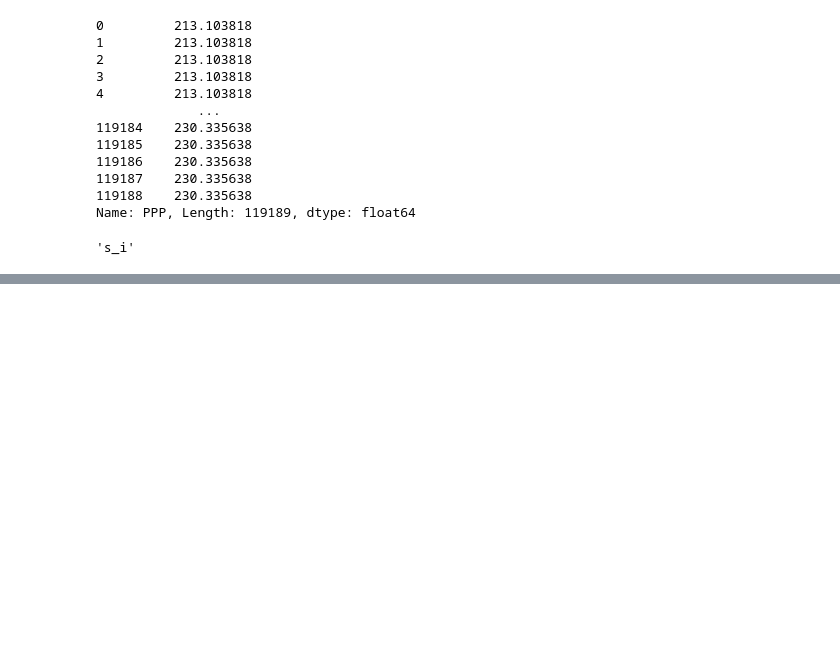
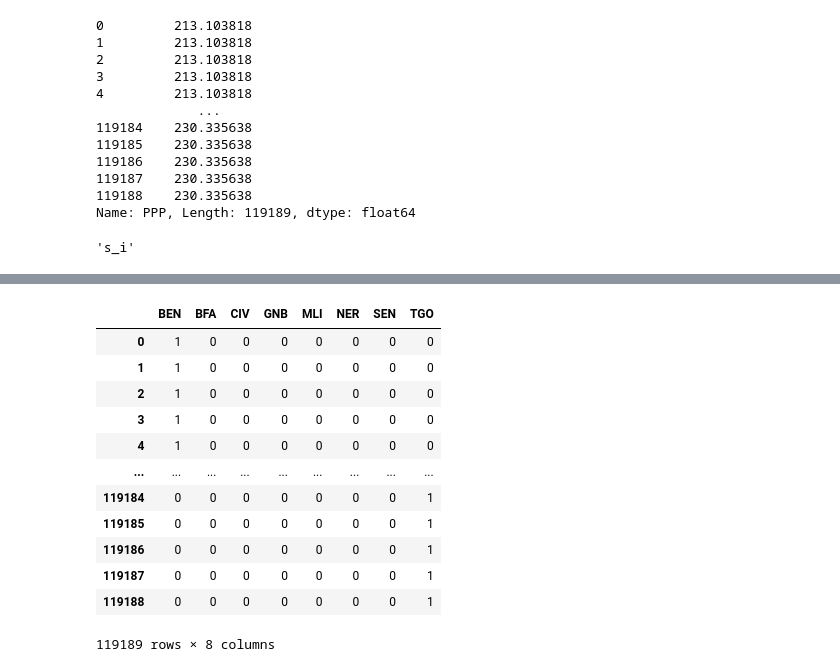
Before and after one commit to mermozhk/Poverty, a Jupyter notebook: WEAMU_poverty_analysis.ipynb, the cells around one changed output, grey strips where cells are left out. Saved outputs shown, nothing was run; the diff lists cells and outputs as text; code cells hidden in the pictures; blank space fills up the shorter version.

```diff
--- a/WEAMU_poverty_analysis.ipynb
+++ b/WEAMU_poverty_analysis.ipynb
@@ -18,7 +18,10 @@ class WAEMU:
         self.data = pd.concat([self.data, self.dummies], axis='columns')
         self.data['clusters'] = self.data.apply(lambda x: x['country']+str(x['year'])+str(x['hhid']),axis=1)
         self.data['dtot_non_sante_ppa_ind']= self.data['dtot_ppa_ind']-(self.data['dep_sante']/(self.data['PPP']*self.data['hhsize']))
-
+        self.dummies_country = pd.get_dummies(self.data.country)
+        self.data = pd.concat([self.data, self.dummies_country], axis='columns')
+        self.dummies_year = pd.get_dummies(self.data.year)
+        self.data = pd.concat([self.data, self.dummies_year], axis='columns')
 
     def estimation_procedure(self,index,data=None,name=None):
         if data is None:
@@ -417,0 +497,20 @@ Name: PPP, Length: 119189, dtype: float64
+# %%
+wa.data['IND_BENIN'] = wa.data['country'].apply(lambda x:x=='BEN').map({False:0,True:1})
+# %%
+wa.data['year_2018'] = wa.data['year'].apply(lambda x:x==2018).map({False:0,True:1})
+# %%
+pd.get_dummies(wa.data.country)
+# %% [output]
+|  | BEN | BFA | CIV | GNB | MLI | NER | SEN | TGO |
+| 0 | 1 | 0 | 0 | 0 | 0 | 0 | 0 | 0 |
+| 1 | 1 | 0 | 0 | 0 | 0 | 0 | 0 | 0 |
+| 2 | 1 | 0 | 0 | 0 | 0 | 0 | 0 | 0 |
+| 3 | 1 | 0 | 0 | 0 | 0 | 0 | 0 | 0 |
+| 4 | 1 | 0 | 0 | 0 | 0 | 0 | 0 | 0 |
+| ... | ... | ... | ... | ... | ... | ... | ... | ... |
+| 119184 | 0 | 0 | 0 | 0 | 0 | 0 | 0 | 1 |
+| 119185 | 0 | 0 | 0 | 0 | 0 | 0 | 0 | 1 |
+| 119186 | 0 | 0 | 0 | 0 | 0 | 0 | 0 | 1 |
+| 119187 | 0 | 0 | 0 | 0 | 0 | 0 | 0 | 1 |
+| 119188 | 0 | 0 | 0 | 0 | 0 | 0 | 0 | 1 |
+119189 rows × 8 columns
```
Also changed, not shown: parts of 23 cells of this notebook, 1 other file.
